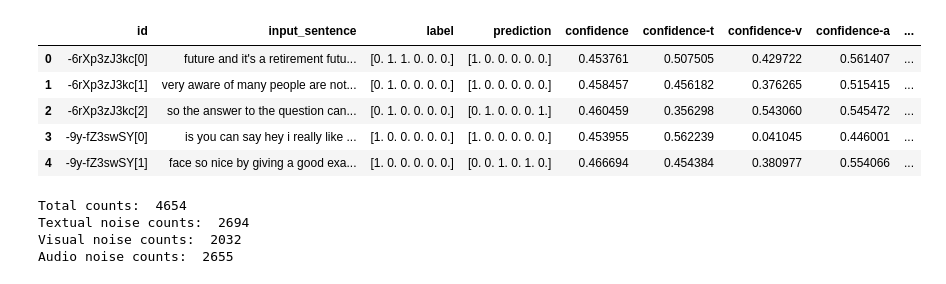
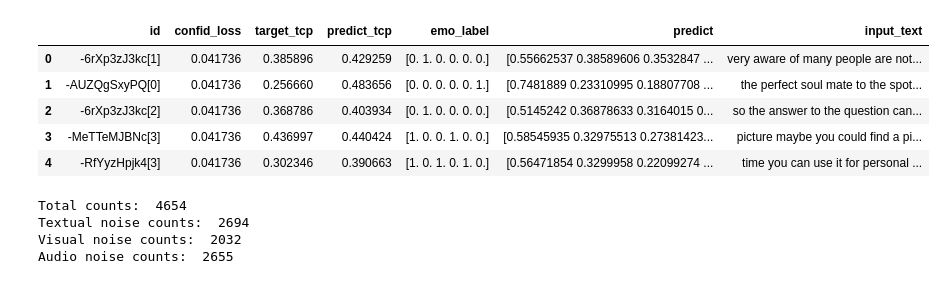
Before and after one commit to SoyeonHH/MMDA, a Jupyter notebook: analysis.ipynb, the cells around one changed output. Saved outputs shown, nothing was run; the diff lists cells and outputs as text; code cells hidden in the pictures.

Commit message:
Add confidNet analysis module and entire training process

```diff
--- a/analysis.ipynb
+++ b/analysis.ipynb
@@ -3,4 +6,4 @@ import pandas as pd
 import os
 # %%
 current_dir = os.getcwd()
-results = pd.read_csv(current_dir + '/results/results_MISA-dropout(0.6)-confidNet-dropout(0.6)-batchsize(1).csv')
+results = pd.read_csv(current_dir + '/MISA/results/mosei_MISA_confidNet_mse_epoch(10)_test_results.csv')
@@ -7,30 +81,30 @@ results = pd.read_csv(current_dir + '/results/results_MISA-dropout(0.6)-confidNe
 # %%
-'''MISA-ConfidNet results
+'''DKT-TCP results
 columns
     id: id of the video
     input_sentence: actual text input
     label: ground truth label list
     prediction: predicted label list
     confidence: confidence of the prediction
     confidence-t: confience while removing the text modality
     confidence-a: confience while removing the audio modality
     confidence-v: confience while removing the video modality
 labels
     0: happiness
     1: sadness
     2: anger
     3: fear
     4: disgust
     5: surprise
 '''
 results.head()
 # %% [output]
-|  | id | input_sentence | label | prediction | confidence | confidence-t | confidence-v | confidence-a | ... |
-| 0 | -6rXp3zJ3kc[0] | future and it's a retirement futu... | [0. 1. 1. 0. 0. 0.] | [1. 0. 0. 0. 0. 0.] | 0.453761 | 0.507505 | 0.429722 | 0.561407 | ... |
-| 1 | -6rXp3zJ3kc[1] | very aware of many people are not... | [0. 1. 0. 0. 0. 0.] | [1. 0. 0. 0. 0. 0.] | 0.458457 | 0.456182 | 0.376265 | 0.515415 | ... |
-| 2 | -6rXp3zJ3kc[2] | so the answer to the question can... | [0. 1. 0. 0. 0. 0.] | [0. 1. 0. 0. 0. 1.] | 0.460459 | 0.356298 | 0.543060 | 0.545472 | ... |
-| 3 | -9y-fZ3swSY[0] | is you can say hey i really like ... | [1. 0. 0. 0. 0. 0.] | [1. 0. 0. 0. 0. 0.] | 0.453955 | 0.562239 | 0.041045 | 0.446001 | ... |
-| 4 | -9y-fZ3swSY[1] | face so nice by giving a good exa... | [1. 0. 0. 0. 0. 0.] | [0. 0. 1. 0. 1. 0.] | 0.466694 | 0.454384 | 0.380977 | 0.554066 | ... |
+|  | id | confid_loss | target_tcp | predict_tcp | emo_label | predict | input_text |
+| 0 | -6rXp3zJ3kc[1] | 0.041736 | 0.385896 | 0.429259 | [0. 1. 0. 0. 0. 0.] | [0.55662537 0.38589606 0.3532847 ... | very aware of many people are not... |
+| 1 | -AUZQgSxyPQ[0] | 0.041736 | 0.256660 | 0.483656 | [0. 0. 0. 0. 0. 1.] | [0.7481889 0.23310995 0.18807708 ... | the perfect soul mate to the spot... |
+| 2 | -6rXp3zJ3kc[2] | 0.041736 | 0.368786 | 0.403934 | [0. 1. 0. 0. 0. 0.] | [0.5145242 0.36878633 0.3164015 0... | so the answer to the question can... |
+| 3 | -MeTTeMJBNc[3] | 0.041736 | 0.436997 | 0.440424 | [1. 0. 0. 1. 0. 0.] | [0.58545935 0.32975513 0.27381423... | picture maybe you could find a pi... |
+| 4 | -RfYyzHpjk4[3] | 0.041736 | 0.302346 | 0.390663 | [1. 0. 1. 0. 1. 0.] | [0.56471854 0.3299958 0.22099274 ... | time you can use it for personal ... |
 # %%
 text_is_noise = results[results['confidence-t'] > results['confidence']]
 audio_is_noise = results[results['confidence-a'] > results['confidence']]
```
Also changed, not shown: parts of 13 cells of this notebook, 8 other files.
